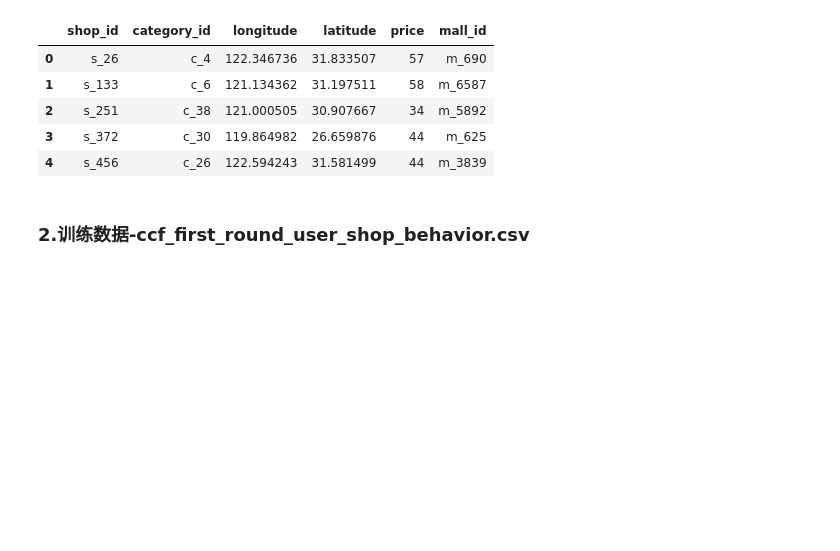
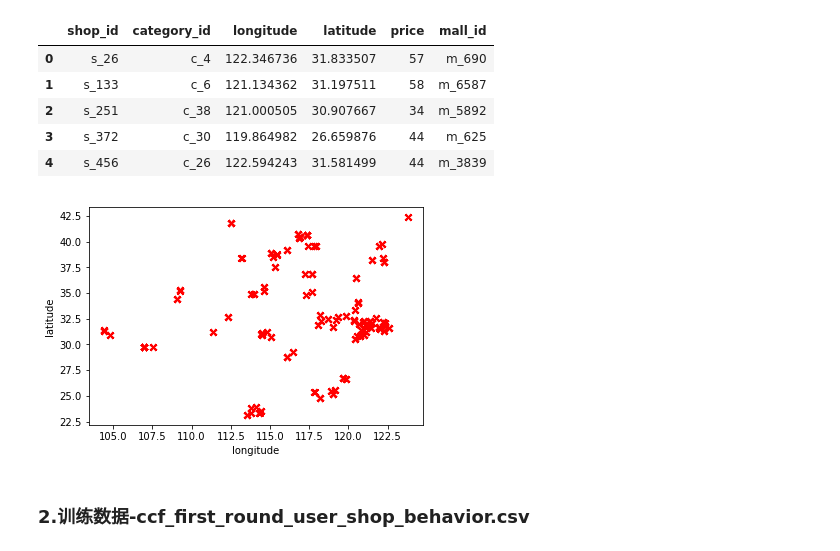
Before and after one commit to fire717/Machine-Learning, a Jupyter notebook: challenge/tianchi/shop_location/shop_pre1.ipynb, the cells around one changed output. Saved outputs shown, nothing was run; the diff lists cells and outputs as text; code cells hidden in the pictures; blank space fills up the shorter version.

Commit message:
add tianchi shop

```diff
--- a/challenge/tianchi/shop_location/shop_pre1.ipynb
+++ b/challenge/tianchi/shop_location/shop_pre1.ipynb
@@ -61,6 +70,23 @@ train_shop.head()
 | 2 | s_251 | c_38 | 121.000505 | 30.907667 | 34 | m_5892 |
 | 3 | s_372 | c_30 | 119.864982 | 26.659876 | 44 | m_625 |
 | 4 | s_456 | c_26 | 122.594243 | 31.581499 | 44 | m_3839 |
+# %%
+#观察下大致的经纬度关系
+import matplotlib.pyplot as plt
+def plotLOLA(lo,la):
+    fig = plt.figure()
+    ax= fig.add_subplot(111) #使画在一个图上
+
+    ax = plt.scatter(lo, la, marker = 'x', color = 'r')
+
+    plt.xlabel('longitude')
+    plt.ylabel('latitude')
+
+    plt.show()
+
+plotLOLA(train_shop['longitude'],train_shop['latitude'])
+# %% [output]
+[figure, added]
 # %% [markdown]
 ### 2.训练数据-ccf_first_round_user_shop_behavior.csv
 # %%
```
Also changed, not shown: parts of 12 cells of this notebook, 3 other files.
